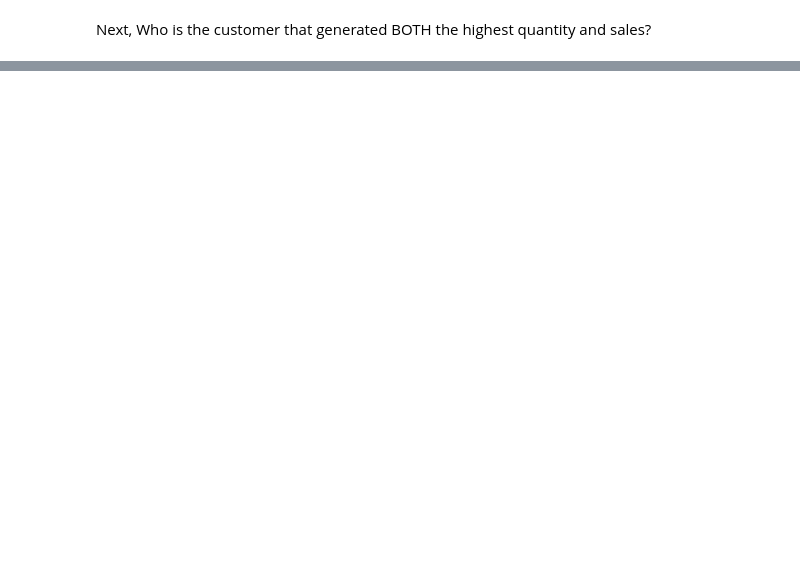
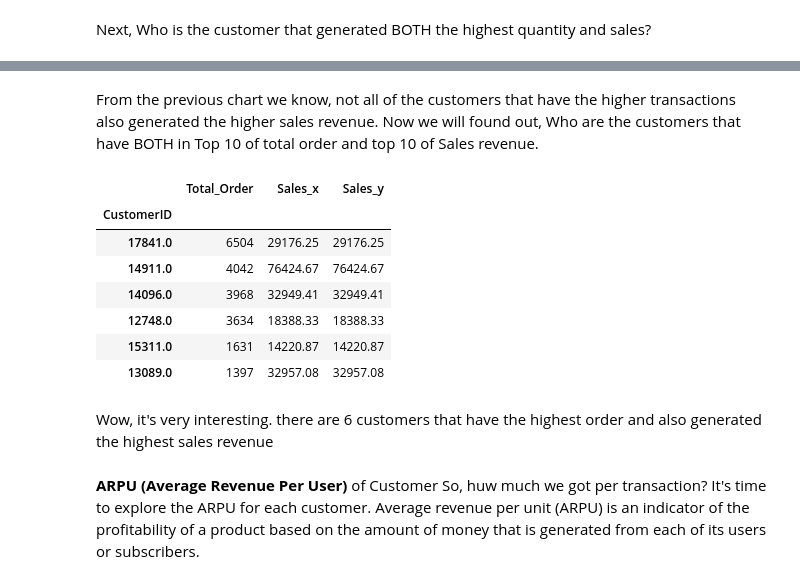
Before and after one commit to wahyunh10/Project-Online-Retail-Dataset, a Jupyter notebook: Online_Retail_Dataset.ipynb, the cells around one changed output, grey strips where cells are left out. Saved outputs shown, nothing was run; the diff lists cells and outputs as text; code cells hidden in the pictures; blank space fills up the shorter version.

```diff
--- a/Online_Retail_Dataset.ipynb
+++ b/Online_Retail_Dataset.ipynb
@@ -481,0 +593,19 @@ Quantity_Sales_Cust
+# %% [markdown]
+From the previous chart we know, not all of the customers that have the higher transactions also generated the higher sales revenue. Now we will found out, Who are the customers that have BOTH in Top 10 of total order and top 10 of Sales revenue.
+# %%
+Order_Sales_Cust = Customer_Order.merge(Sales_Customer, left_index=True, right_index=True, how='inner')
+Order_Sales_Cust
+# %% [output]
+|  | Total_Order | Sales_x | Sales_y |
+| CustomerID |  |  |  |
+| 17841.0 | 6504 | 29176.25 | 29176.25 |
+| 14911.0 | 4042 | 76424.67 | 76424.67 |
+| 14096.0 | 3968 | 32949.41 | 32949.41 |
+| 12748.0 | 3634 | 18388.33 | 18388.33 |
+| 15311.0 | 1631 | 14220.87 | 14220.87 |
+| 13089.0 | 1397 | 32957.08 | 32957.08 |
+# %% [markdown]
+Wow, it's very interesting. there are 6 customers that have the highest order and also generated the highest sales revenue
+# %% [markdown]
+**ARPU (Average Revenue Per User)** of Customer
+So, huw much we got per transaction? It's time to explore the ARPU for each customer. Average revenue per unit (ARPU) is an indicator of the profitability of a product based on the amount of money that is generated from each of its users or subscribers.
```
Also changed, not shown: parts of 14 cells of this notebook.
